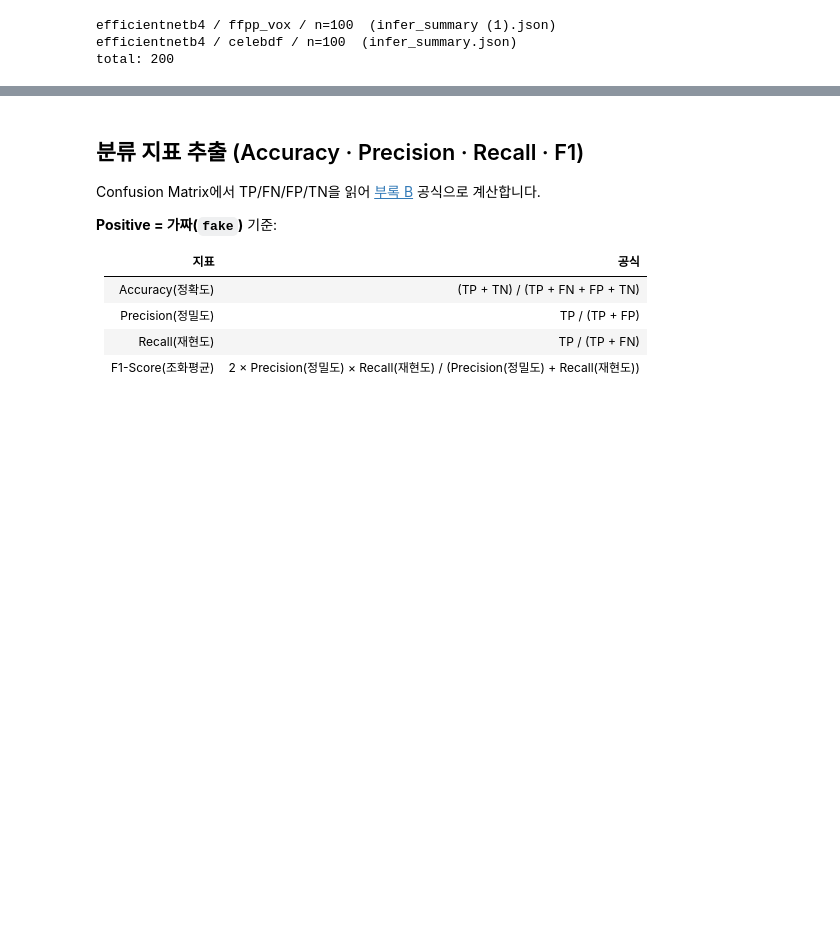
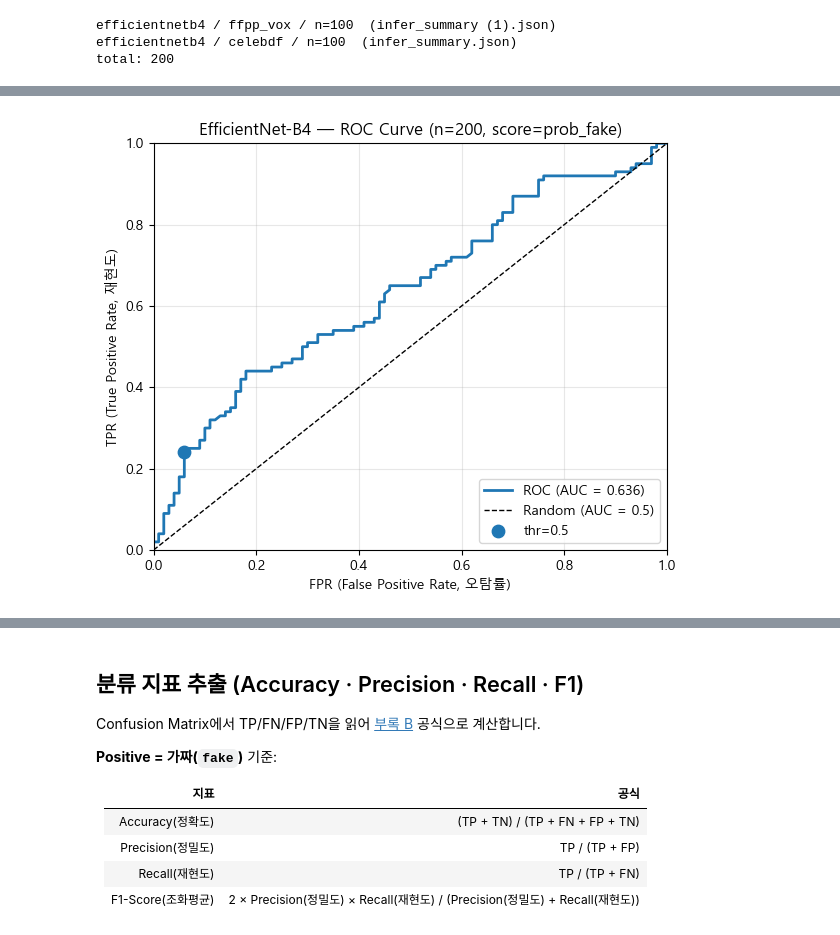
Before and after one commit to sk-final-deepfake/ai-forensic, a Jupyter notebook: docs/notebooks/output/efficientnetb4_confusion_matrix_200.ipynb, the cells around one changed output, grey strips where cells are left out. Saved outputs shown, nothing was run; the diff lists cells and outputs as text; code cells hidden in the pictures; blank space fills up the shorter version.

Commit message:
add ROC Curve

```diff
--- a/docs/notebooks/output/efficientnetb4_confusion_matrix_200.ipynb
+++ b/docs/notebooks/output/efficientnetb4_confusion_matrix_200.ipynb
@@ -26,7 +26,7 @@ from pathlib import Path
 import matplotlib.pyplot as plt
 import numpy as np
 import seaborn as sns
-from sklearn.metrics import classification_report, confusion_matrix
+from sklearn.metrics import auc, classification_report, confusion_matrix, roc_curve
 
 import matplotlib as mpl
 import matplotlib.font_manager as fm
@@ -55,7 +55,7 @@ def _setup_korean_font() -> str:
 _kr_font = _setup_korean_font()
 print(f"matplotlib font: {_kr_font}")
 
-NOTEBOOK_DIR = Path(r"c:\FINAL\docs\ai\notebooks")
+NOTEBOOK_DIR = Path(r"c:\FINAL\ai-forensic\docs\notebooks\output")
 
 LOCAL_FILES = {
     "ffpp_vox": Path(r"c:\Users\user\Downloads\infer_summary (1).json"),
@@ -180,0 +194,85 @@ saved c:\FINAL\docs\ai\notebooks\output\efficientnetb4-cm\cm_efficientnetb4_200_
+# %%
+from sklearn.metrics import roc_curve, auc
+import pandas as pd
+from IPython.display import display
+
+
+def items_to_roc_arrays(items) -> tuple[np.ndarray, np.ndarray]:
+    """Positive=fake(1), score=prob_fake."""
+    y = np.array([1 if it["ground_truth_label"] == "fake" else 0 for it in items])
+    s = np.array([float(it["prob_fake"]) for it in items])
+    return y, s
+
+
+def plot_roc_single(items, title: str, out_path: Path | None = None, thr: float = 0.5) -> float:
+    y, s = items_to_roc_arrays(items)
+    fpr, tpr, thresholds = roc_curve(y, s, pos_label=1)
+    roc_auc = auc(fpr, tpr)
+
+    fig, ax = plt.subplots(figsize=(6, 5))
+    ax.plot(fpr, tpr, lw=2, label=f"ROC (AUC = {roc_auc:.3f})")
+    ax.plot([0, 1], [0, 1], "k--", lw=1, label="Random (AUC = 0.5)")
+
+    if len(thresholds) > 0:
+        idx = int(np.argmin(np.abs(thresholds - thr)))
+        ax.scatter(fpr[idx], tpr[idx], s=80, zorder=5, label=f"thr={thr}")
+
+    ax.set_xlabel("FPR (False Positive Rate, 오탐률)")
+    ax.set_ylabel("TPR (True Positive Rate, 재현도)")
+    ax.set_title(title)
+    ax.legend(loc="lower right")
+    ax.set_xlim(0, 1)
+    ax.set_ylim(0, 1)
+    ax.grid(alpha=0.3)
+    fig.tight_layout()
+    if out_path:
+        fig.savefig(out_path, dpi=150, bbox_inches="tight")
+        print(f"saved {out_path}")
+    plt.show()
+    return roc_auc
+
+
+MODEL_LABEL = "EfficientNet-B4"
+
+auc200 = plot_roc_single(
+    items_all,
+    f"{MODEL_LABEL} — ROC Curve (n={len(items_all)}, score=prob_fake)",
+    OUT_DIR / "roc_efficientnetb4_200_combined.png",
+)
+
+fig, axes = plt.subplots(1, 2, figsize=(12, 5))
+auc_rows = []
+for ax, name, items in [
+    (axes[0], "ffpp_vox (100)", items_ffpp),
+    (axes[1], "celebdf (100)", items_celeb),
+]:
+    y, s = items_to_roc_arrays(items)
+    fpr, tpr, thresholds = roc_curve(y, s, pos_label=1)
+    a = auc(fpr, tpr)
+    ax.plot(fpr, tpr, lw=2, label=f"AUC = {a:.3f}")
+    ax.plot([0, 1], [0, 1], "k--", lw=1)
+    if len(thresholds) > 0:
+        idx = int(np.argmin(np.abs(thresholds - 0.5)))
+        ax.scatter(fpr[idx], tpr[idx], s=60, zorder=5, label="thr=0.5")
+    ax.set_xlabel("FPR (오탐률)")
+    ax.set_ylabel("TPR (재현도)")
+    ax.set_title(f"{MODEL_LABEL} / {name}")
+    ax.legend(loc="lower right")
+    ax.set_xlim(0, 1)
+    ax.set_ylim(0, 1)
+    ax.grid(alpha=0.3)
+    profile = name.split()[0]
+    auc_rows.append({"구분": profile, "AUC": f"{a:.4f}", "n": len(items)})
+
+fig.suptitle(f"{MODEL_LABEL} — profile별 ROC (score=prob_fake)")
+fig.tight_layout()
+split_roc = OUT_DIR / "roc_efficientnetb4_200_by_profile.png"
+fig.savefig(split_roc, dpi=150, bbox_inches="tight")
+plt.show()
+print(f"saved {split_roc}")
+
+roc_summary = pd.DataFrame(
+    [{"구분": "200 combined", "AUC": f"{auc200:.4f}", "n": len(items_all)}] + auc_rows
+)
+display(roc_summary)
+# %% [output]
@@ -180,0 +280 @@ saved c:\FINAL\docs\ai\notebooks\output\efficientnetb4-cm\cm_efficientnetb4_200_
+[figure, added]
```
Also changed, not shown: parts of 5 cells of this notebook, 9 other files.
